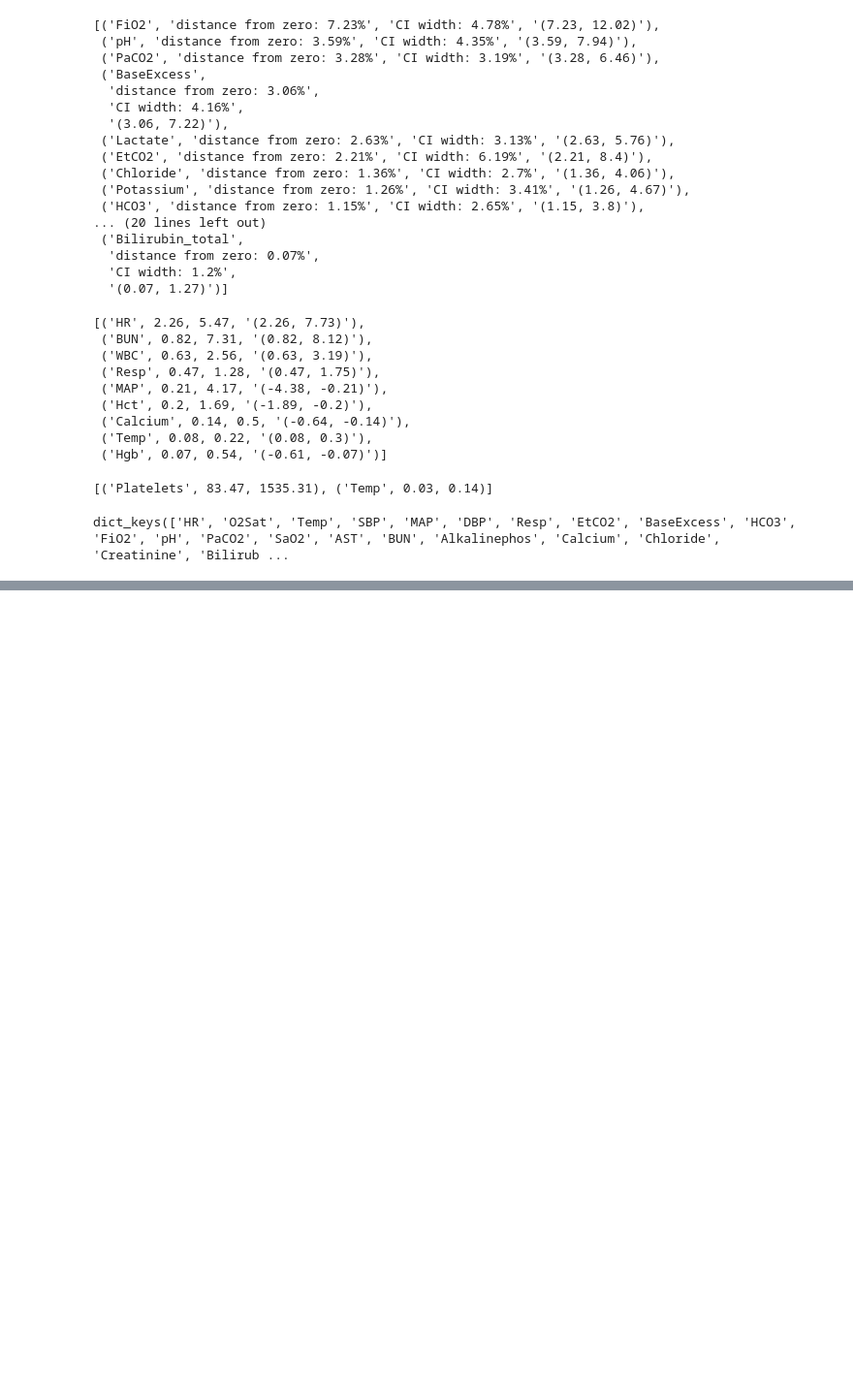
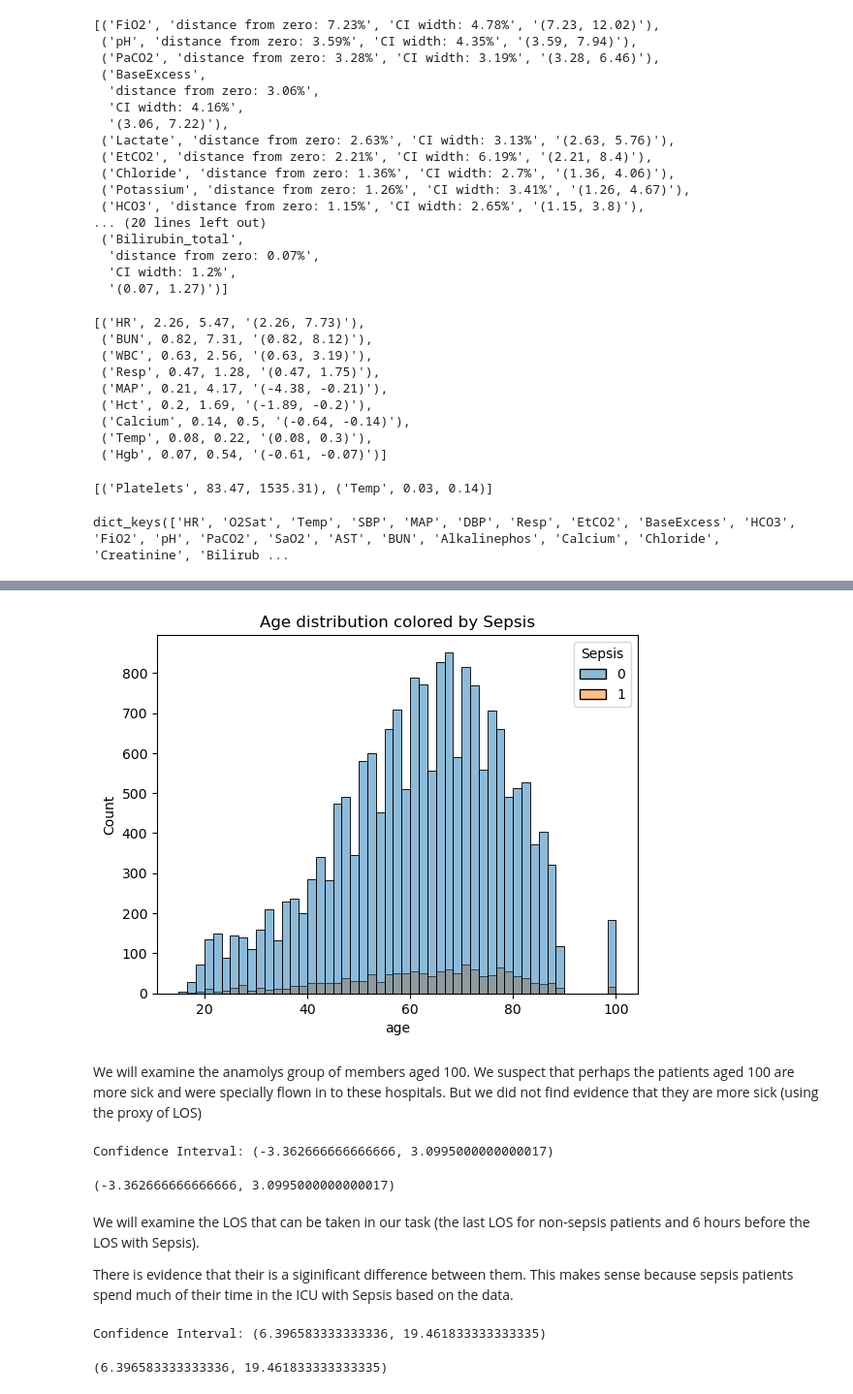
Before and after one commit to TamirShazman/Data-analysis-and-presentation, a Jupyter notebook: HW1/Data_Analysis.ipynb, the cells around one changed output, grey strips where cells are left out. Shown at 97% size. Saved outputs shown, nothing was run; the diff lists cells and outputs as text; code cells hidden in the pictures; blank space fills up the shorter version.

```diff
--- a/HW1/Data_Analysis.ipynb
+++ b/HW1/Data_Analysis.ipynb
@@ -424,0 +443,22 @@ Var % CI
+# %%
+sns.histplot(data=all_df, x='age', hue='Sepsis')
+plt.title('Age distribution colored by Sepsis')
+plt.show()
+# %% [output]
+[figure, added]
+# %% [markdown]
+We will examine the anamolys group of members aged 100. We suspect that perhaps the patients aged 100 are more sick and were specially flown in to these hospitals. But we did not find evidence that they are more sick (using the proxy of LOS)
+# %%
+build_CI(all_df[all_df['age'] > 90]['Final ICULOS'], all_df[all_df['age'] < 90]['Final ICULOS'], 300, 200)
+# %% [output]
+Confidence Interval: (-3.362666666666666, 3.0995000000000017)
+(-3.362666666666666, 3.0995000000000017)
+# %% [markdown]
+We will examine the LOS that can be taken in our task (the last LOS for non-sepsis patients and 6 hours before the LOS with Sepsis).
+
+There is evidence that their is a siginificant difference between them. This makes sense because sepsis patients spend much of their time in the ICU with Sepsis based on the data.
+# %%
+build_CI(sepsis_df['Sepsis ICULOS'], non_sepsis_df['Final ICULOS'], 300, 200)
+# %% [output]
+Confidence Interval: (6.396583333333336, 19.461833333333335)
+(6.396583333333336, 19.461833333333335)
```
Also changed, not shown: parts of 31 cells of this notebook, 5 other files.
